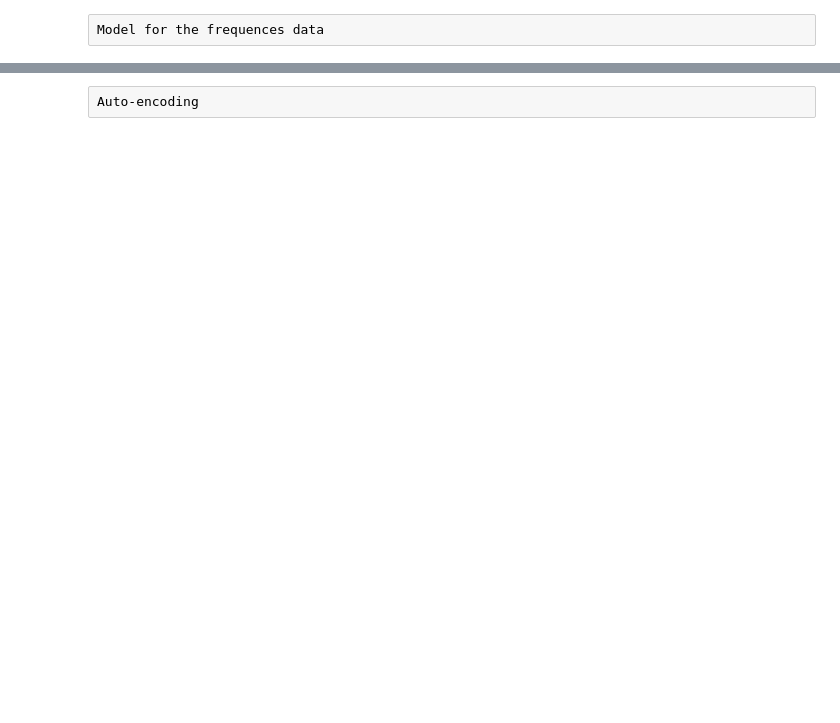
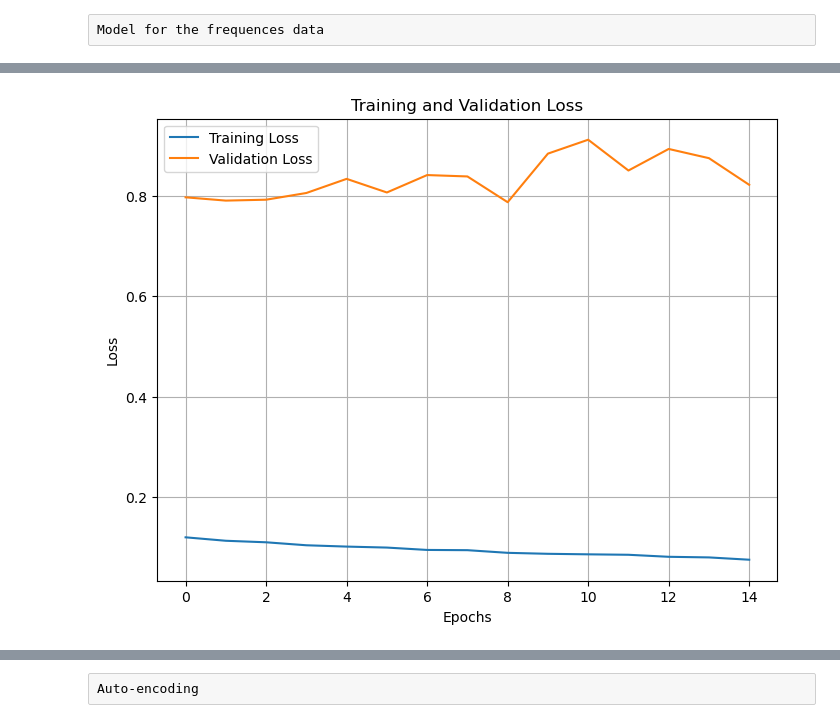
Before and after one commit to Ajhodi/MLP_avec_Taveau, a Jupyter notebook: keras_MLP.ipynb, the cells around one changed output, grey strips where cells are left out. Saved outputs shown, nothing was run; the diff lists cells and outputs as text; code cells hidden in the pictures; blank space fills up the shorter version.

```diff
--- a/keras_MLP.ipynb
+++ b/keras_MLP.ipynb
@@ -220,5 +273,5 @@ display(y_train_one_hot)
 # %%
-model = keras.Sequential([
+model2 = keras.Sequential([
     keras.layers.Dense(1000, activation='relu'),
     keras.layers.Dense(500, activation='relu'),
     keras.layers.Dense(500, activation='relu'),
@@ -228,6 +281,13 @@ model = keras.Sequential([
 ])
 
 #3 sortit couche softmax pour avoir les proba de chaque class
-model.compile(optimizer='adam',
+opt = keras.optimizers.Adam(learning_rate=0.001)
+model2.compile(optimizer=opt,
               loss='categorical_crossentropy',
               metrics=['accuracy'])
+# %%
+history2 = model2.fit(X_train, y_train_one_hot,
+                    epochs=40,
+                    batch_size=32,
+                    validation_data=(X_test, y_test_one_hot),
+                    callbacks=early_stopping)
@@ -234,3 +312,6 @@ model.compile(optimizer='adam',
 # %%
-model.fit(X_train, y_train_one_hot, epochs=40, batch_size=32, validation_data=(X_test,y_test_one_hot),callbacks=early_stopping)
+# Call the plot_loss function with the captured history
+plot_loss(history2, title="Training and Validation Loss")
+# %% [output]
+[figure, added]
 # %%
```
Also changed, not shown: parts of 21 cells of this notebook.
